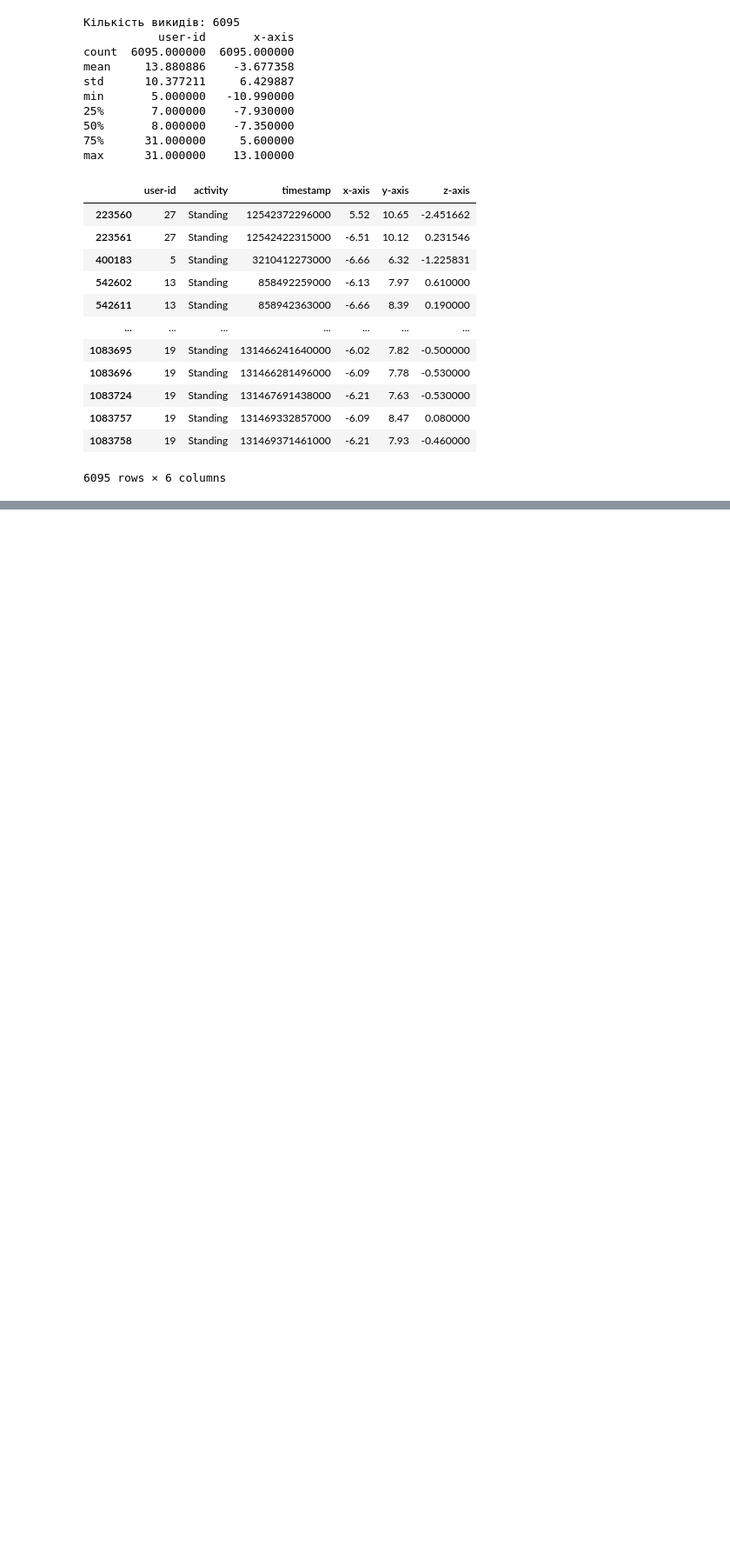
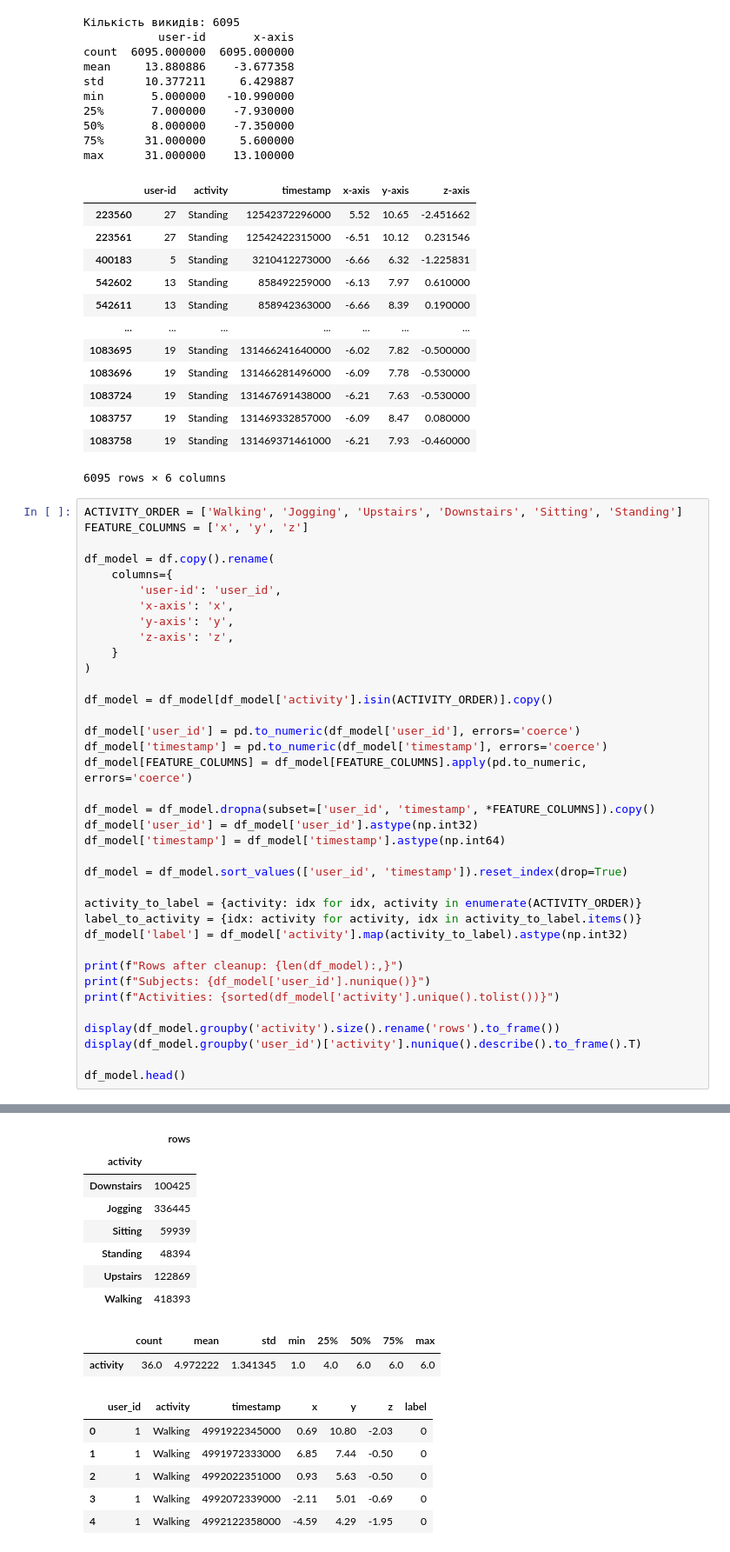
Before and after one commit to loo00r/esp32_cl_har, a Jupyter notebook: notebooks/CNN_training.ipynb, the cells around one changed output, grey strips where cells are left out. Shown at 87% size. Drawn from its saved outputs; the diff is of its cells as text; blank space fills up the shorter version.

```diff
--- a/notebooks/CNN_training.ipynb
+++ b/notebooks/CNN_training.ipynb
@@ -169,3 +169,42 @@ max      31.000000    13.100000
 | 1083757 | 19 | Standing | 131469332857000 | -6.09 | 8.47 | 0.080000 |
 | 1083758 | 19 | Standing | 131469371461000 | -6.21 | 7.93 | -0.460000 |
 6095 rows × 6 columns
+# %%
+ACTIVITY_ORDER = ['Walking', 'Jogging', 'Upstairs', 'Downstairs', 'Sitting', 'Standing']
+FEATURE_COLUMNS = ['x', 'y', 'z']
+
+df_model = df.copy().rename(
+    columns={
+        'user-id': 'user_id',
+        'x-axis': 'x',
+        'y-axis': 'y',
+        'z-axis': 'z',
+    }
+)
+
+df_model = df_model[df_model['activity'].isin(ACTIVITY_ORDER)].copy()
+
+df_model['user_id'] = pd.to_numeric(df_model['user_id'], errors='coerce')
+df_model['timestamp'] = pd.to_numeric(df_model['timestamp'], errors='coerce')
+df_model[FEATURE_COLUMNS] = df_model[FEATURE_COLUMNS].apply(pd.to_numeric,
+errors='coerce')
+
+df_model = df_model.dropna(subset=['user_id', 'timestamp', *FEATURE_COLUMNS]).copy()
+df_model['user_id'] = df_model['user_id'].astype(np.int32)
+df_model['timestamp'] = df_model['timestamp'].astype(np.int64)
+
+df_model = df_model.sort_values(['user_id', 'timestamp']).reset_index(drop=True)
+
+activity_to_label = {activity: idx for idx, activity in enumerate(ACTIVITY_ORDER)}
+label_to_activity = {idx: activity for activity, idx in activity_to_label.items()}
+df_model['label'] = df_model['activity'].map(activity_to_label).astype(np.int32)
+
+print(f"Rows after cleanup: {len(df_model):,}")
+print(f"Subjects: {df_model['user_id'].nunique()}")
+print(f"Activities: {sorted(df_model['activity'].unique().tolist())}")
+
+display(df_model.groupby('activity').size().rename('rows').to_frame())
+display(df_model.groupby('user_id')['activity'].nunique().describe().to_frame().T)
+
+df_model.head()
+# %% [output]
@@ -171,0 +214,16 @@ max      31.000000    13.100000
+|  | rows |
+| activity |  |
+| Downstairs | 100425 |
+| Jogging | 336445 |
+| Sitting | 59939 |
+| Standing | 48394 |
+| Upstairs | 122869 |
+| Walking | 418393 |
+|  | count | mean | std | min | 25% | 50% | 75% | max |
+| activity | 36.0 | 4.972222 | 1.341345 | 1.0 | 4.0 | 6.0 | 6.0 | 6.0 |
+|  | user_id | activity | timestamp | x | y | z | label |
+| 0 | 1 | Walking | 4991922345000 | 0.69 | 10.80 | -2.03 | 0 |
+| 1 | 1 | Walking | 4991972333000 | 6.85 | 7.44 | -0.50 | 0 |
+| 2 | 1 | Walking | 4992022351000 | 0.93 | 5.63 | -0.50 | 0 |
+| 3 | 1 | Walking | 4992072339000 | -2.11 | 5.01 | -0.69 | 0 |
+| 4 | 1 | Walking | 4992122358000 | -4.59 | 4.29 | -1.95 | 0 |
```
Also changed, not shown: parts of 7 cells of this notebook, 1 other file.
